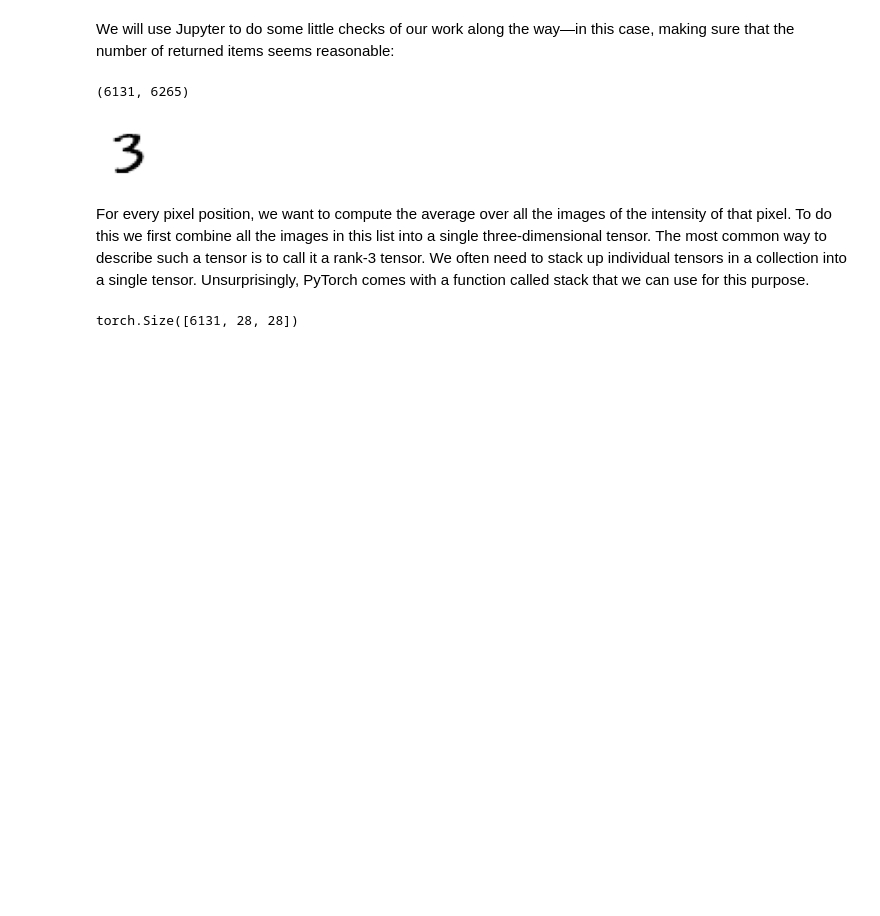
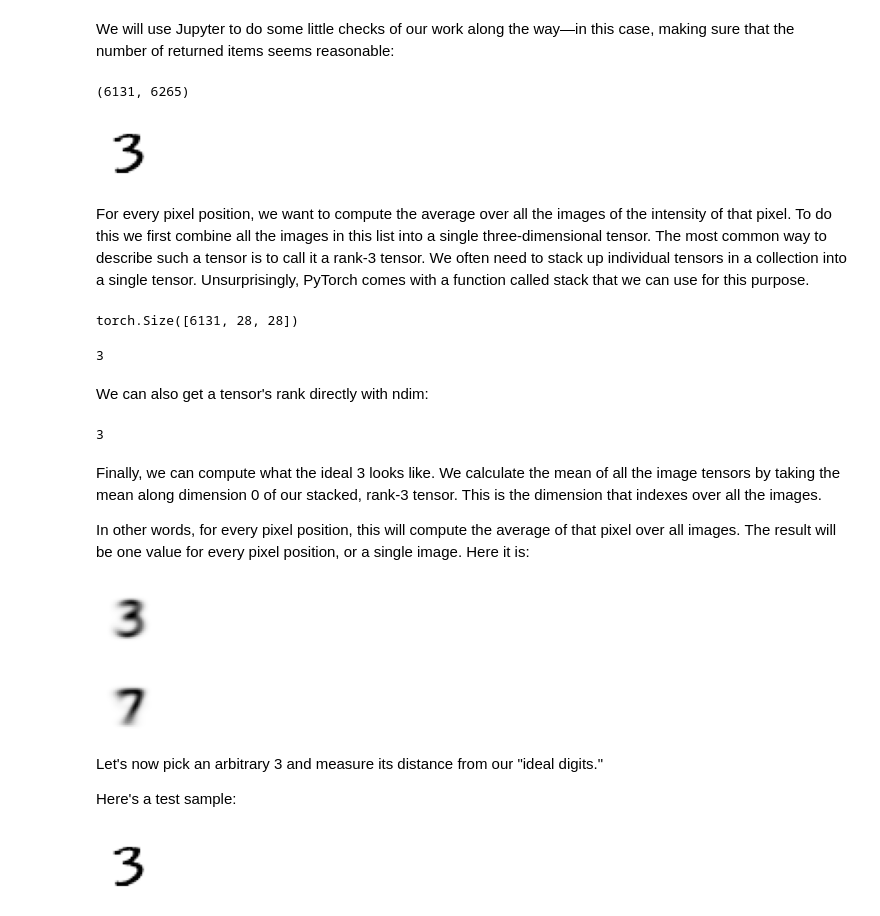
Before and after one commit to robertsaitov/DigitClassifier, a Jupyter notebook: DigitClassifier.ipynb, the cells around one changed output. Drawn from its saved outputs; the diff is of its cells as text; code cells hidden in the pictures; blank space fills up the shorter version.

```diff
--- a/DigitClassifier.ipynb
+++ b/DigitClassifier.ipynb
@@ -100,3 +98,38 @@ stacked_threes = torch.stack(three_tensors).float()/255
 stacked_threes.shape
 # %% [output]
 torch.Size([6131, 28, 28])
+# %%
+len(stacked_threes.shape)
+# %% [output]
+3
+# %% [markdown]
+We can also get a tensor's rank directly with ndim:
+# %%
+stacked_threes.ndim
+# %% [output]
+3
+# %% [markdown]
+Finally, we can compute what the ideal 3 looks like. We calculate the mean of all the image tensors by taking the mean along dimension 0 of our stacked, rank-3 tensor. This is the dimension that indexes over all the images.
+
+In other words, for every pixel position, this will compute the average of that pixel over all images. The result will be one value for every pixel position, or a single image. Here it is:
+# %%
+mean3 = stacked_threes.mean(0)
+show_image(mean3);
+# %% [output]
+[figure, added]
+# %%
+mean7 = stacked_sevens.mean(0)
+show_image(mean7);
+# %% [output]
+[figure, added]
+# %% [markdown]
+Let's now pick an arbitrary 3 and measure its distance from our "ideal digits."
+
+
+
+Here's a test sample:
+# %%
+a_3 = stacked_threes[1]
+show_image(a_3);
+# %% [output]
+[figure, added]
```
Also changed, not shown: parts of 4 cells of this notebook.
